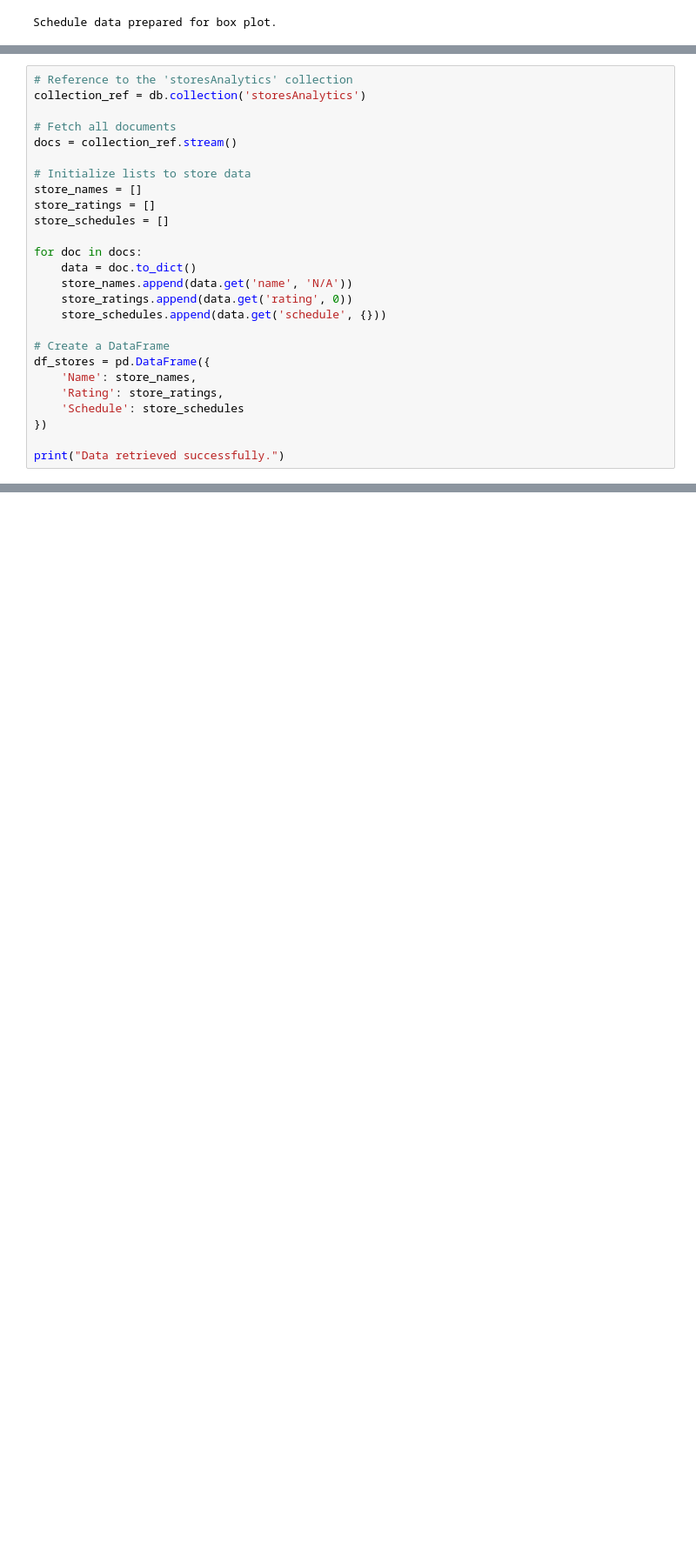
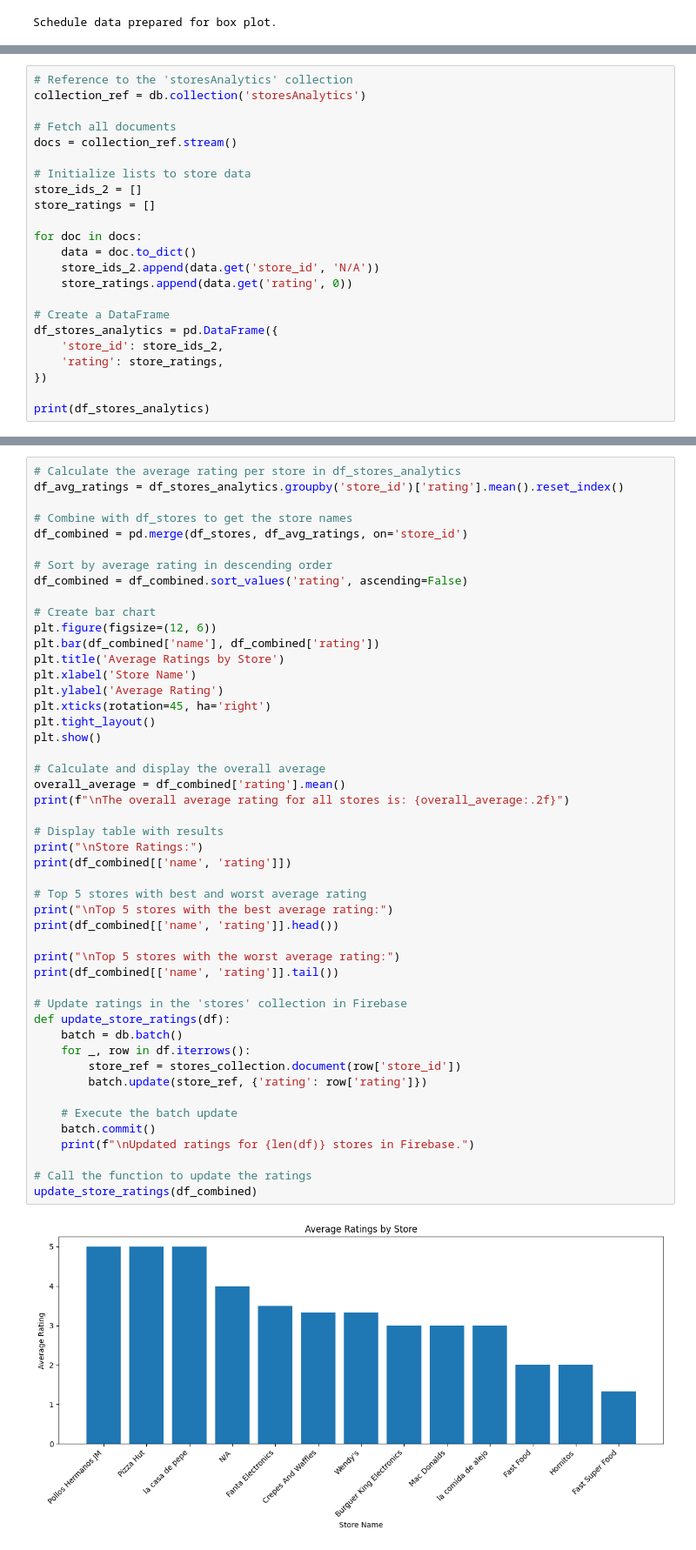
Before and after one commit to MobileDev-SEC02-G21/Senecard_Analytics, a Jupyter notebook: Analytics_Senecard/Analytics_Senecard/Analytics_Senecard.ipynb, the cells around one changed output, grey strips where cells are left out. Shown at 87% size. Saved outputs shown, nothing was run; the diff lists cells and outputs as text; blank space fills up the shorter version.

```diff
--- a/Analytics_Senecard/Analytics_Senecard/Analytics_Senecard.ipynb
+++ b/Analytics_Senecard/Analytics_Senecard/Analytics_Senecard.ipynb
@@ -225,22 +279,19 @@ collection_ref = db.collection('storesAnalytics')
 docs = collection_ref.stream()
 
 # Initialize lists to store data
-store_names = []
+store_ids_2 = []
 store_ratings = []
-store_schedules = []
 
 for doc in docs:
     data = doc.to_dict()
-    store_names.append(data.get('name', 'N/A'))
+    store_ids_2.append(data.get('store_id', 'N/A'))
     store_ratings.append(data.get('rating', 0))
-    store_schedules.append(data.get('schedule', {}))
 
 # Create a DataFrame
-df_stores = pd.DataFrame({
-    'Name': store_names,
-    'Rating': store_ratings,
-    'Schedule': store_schedules
+df_stores_analytics = pd.DataFrame({
+    'store_id': store_ids_2,
+    'rating': store_ratings,
 })
 
-print("Data retrieved successfully.")
+print(df_stores_analytics)
 # %% [output]
@@ -301,0 +315,50 @@ plt.show()
+# %%
+# Calculate the average rating per store in df_stores_analytics
+df_avg_ratings = df_stores_analytics.groupby('store_id')['rating'].mean().reset_index()
+
+# Combine with df_stores to get the store names
+df_combined = pd.merge(df_stores, df_avg_ratings, on='store_id')
+
+# Sort by average rating in descending order
+df_combined = df_combined.sort_values('rating', ascending=False)
+
+# Create bar chart
+plt.figure(figsize=(12, 6))
+plt.bar(df_combined['name'], df_combined['rating'])
+plt.title('Average Ratings by Store')
+plt.xlabel('Store Name')
+plt.ylabel('Average Rating')
+plt.xticks(rotation=45, ha='right')
+plt.tight_layout()
+plt.show()
+
+# Calculate and display the overall average
+overall_average = df_combined['rating'].mean()
+print(f"\nThe overall average rating for all stores is: {overall_average:.2f}")
+
+# Display table with results
+print("\nStore Ratings:")
+print(df_combined[['name', 'rating']])
+
+# Top 5 stores with best and worst average rating
+print("\nTop 5 stores with the best average rating:")
+print(df_combined[['name', 'rating']].head())
+
+print("\nTop 5 stores with the worst average rating:")
+print(df_combined[['name', 'rating']].tail())
+
+# Update ratings in the 'stores' collection in Firebase
+def update_store_ratings(df):
+    batch = db.batch()
+    for _, row in df.iterrows():
+        store_ref = stores_collection.document(row['store_id'])
+        batch.update(store_ref, {'rating': row['rating']})
+
+    # Execute the batch update
+    batch.commit()
+    print(f"\nUpdated ratings for {len(df)} stores in Firebase.")
+
+# Call the function to update the ratings
+update_store_ratings(df_combined)
+# %% [output]
+[figure, added]
```
Also changed, not shown: parts of 8 cells of this notebook, 1 other file.
